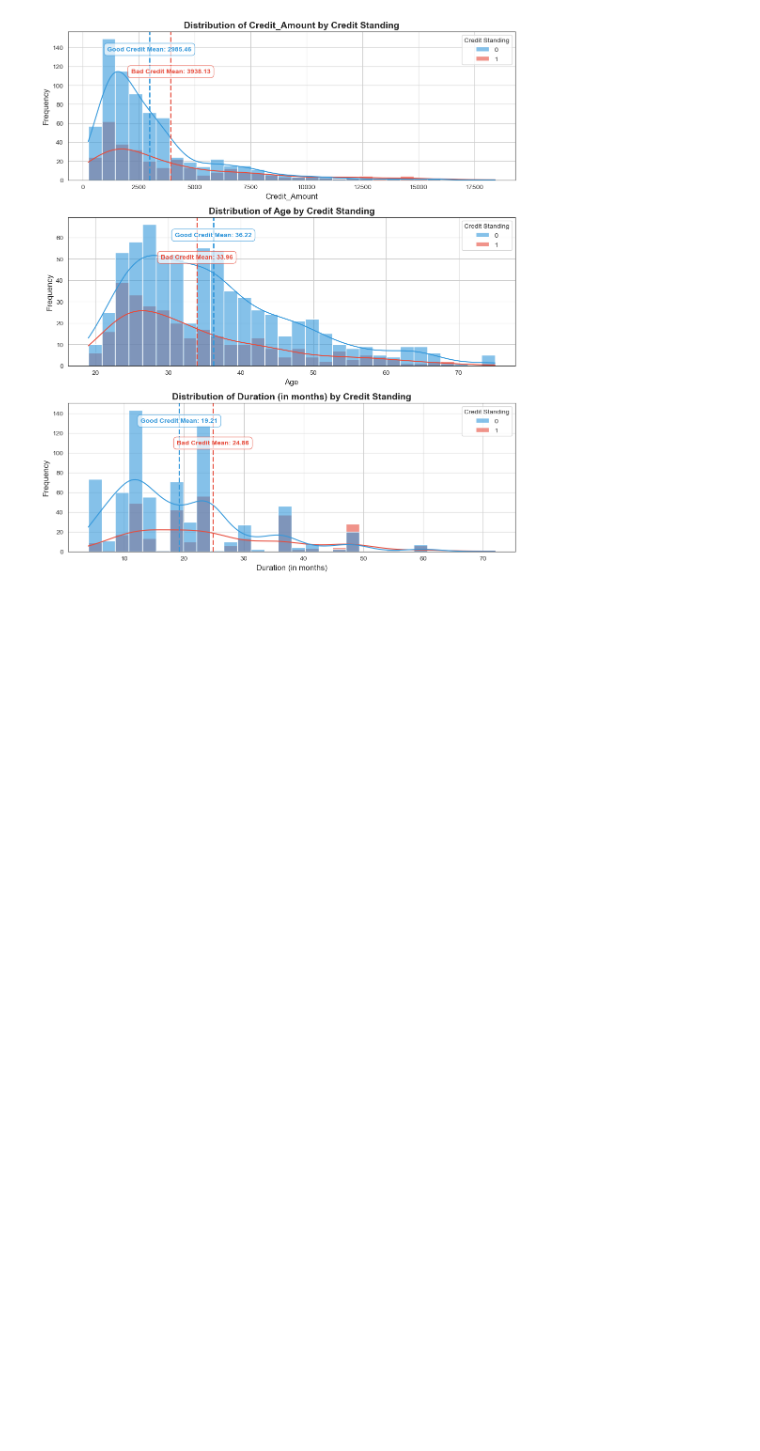
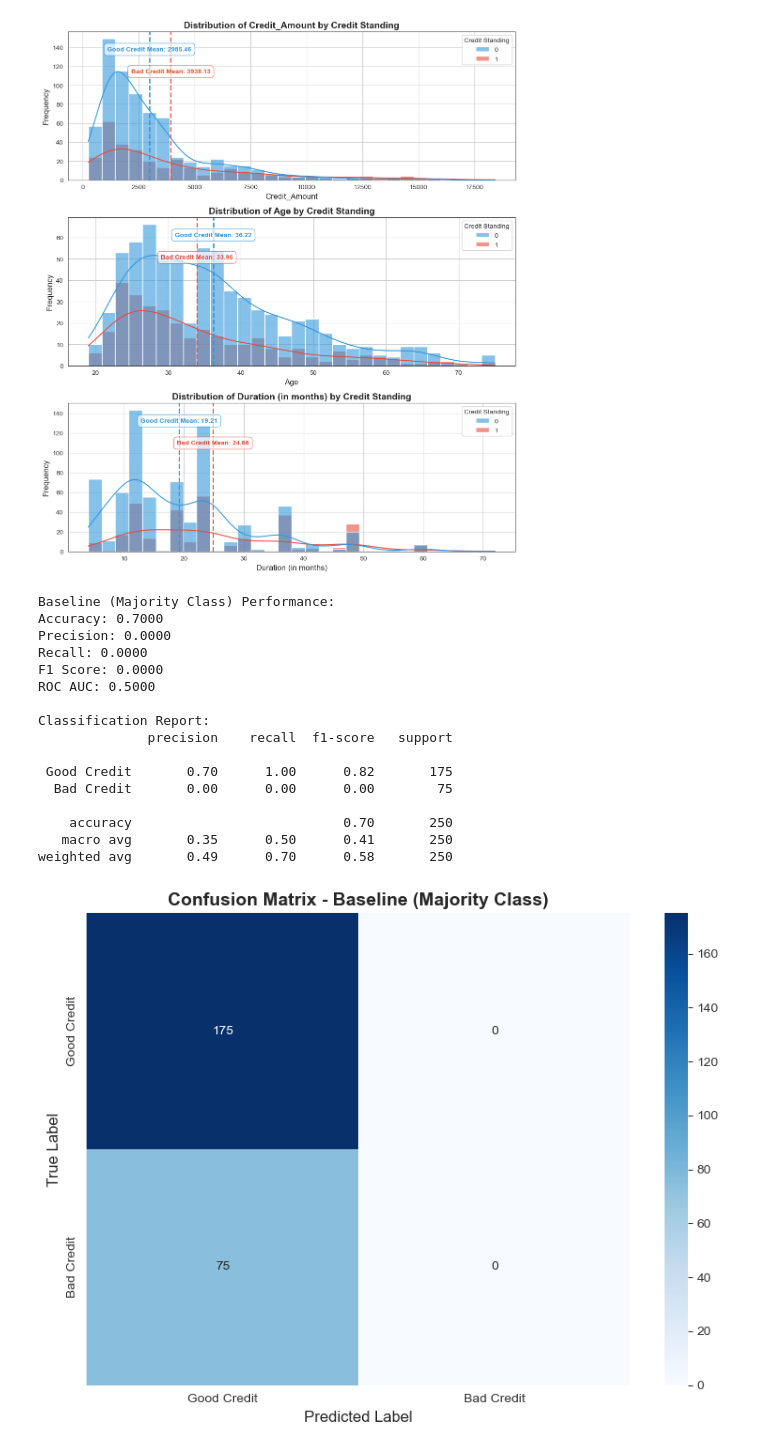
Before and after one commit to DSCI-310-2025/dsci-310-python-group-1-pipeline-pythons, a Jupyter notebook: credit_risk_analysis.ipynb, the cells around one changed output. Drawn from its saved outputs; the diff is of its cells as text; code cells hidden in the pictures; blank space fills up the shorter version.

Commit message:
Created train-test split, constructed 3 models and evaluated models using several metrics

```diff
--- a/credit_risk_analysis.ipynb
+++ b/credit_risk_analysis.ipynb
@@ -301,0 +367,23 @@ plt.show()
+# %%
+# 1. Baseline Model (Majority Class Classifier)
+baseline_model = DummyClassifier(strategy='most_frequent')
+baseline_model.fit(X_train, y_train)
+baseline_metrics = evaluate_model(baseline_model, X_test, y_test, "Baseline (Majority Class)")
+# %% [output]
+Baseline (Majority Class) Performance:
+Accuracy: 0.7000
+Precision: 0.0000
+Recall: 0.0000
+F1 Score: 0.0000
+ROC AUC: 0.5000
+
+Classification Report:
+              precision    recall  f1-score   support
+
+ Good Credit       0.70      1.00      0.82       175
+  Bad Credit       0.00      0.00      0.00        75
+
+    accuracy                           0.70       250
+   macro avg       0.35      0.50      0.41       250
+weighted avg       0.49      0.70      0.58       250
+[figure, added]
```
Also changed, not shown: parts of 6 cells of this notebook.
